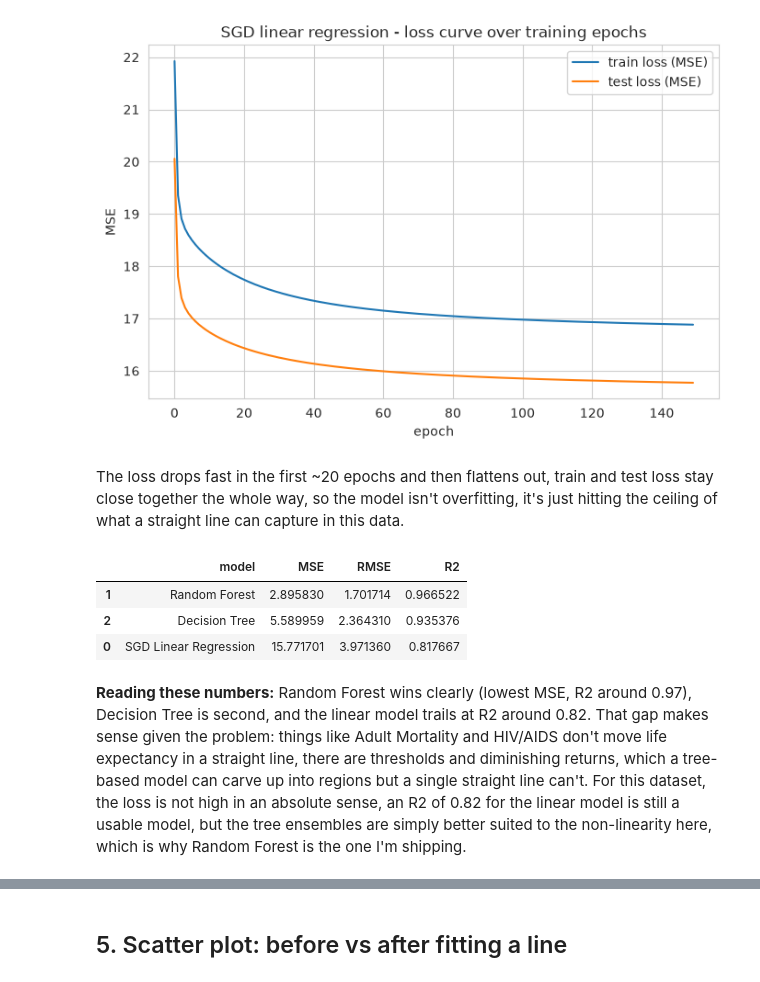
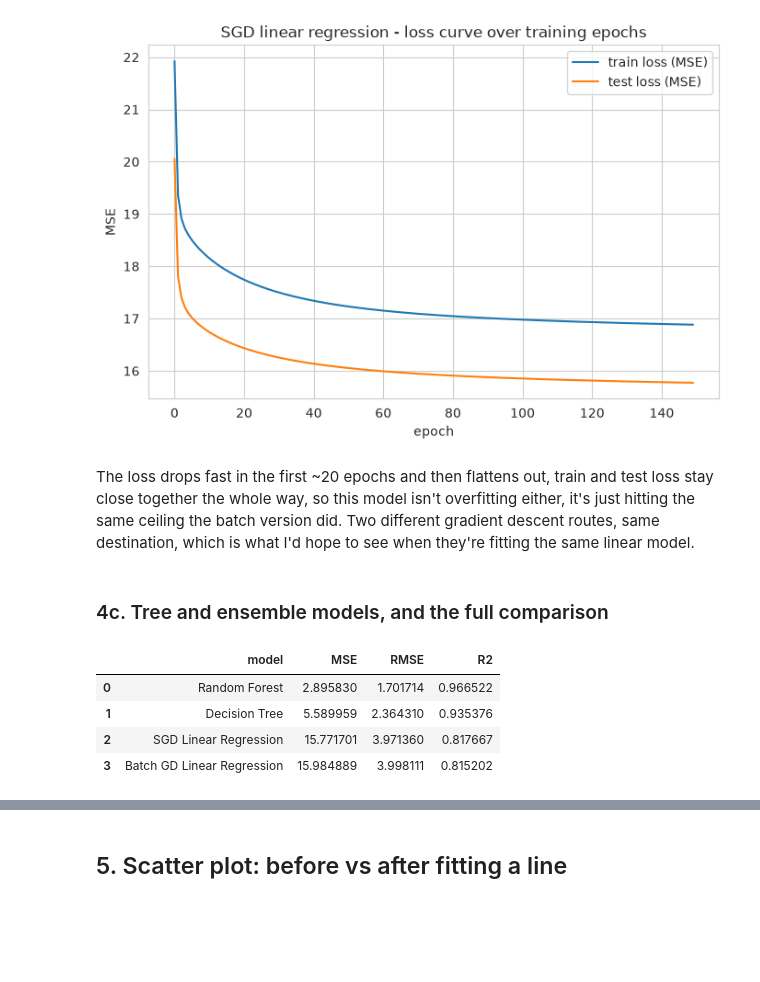
Before and after one commit to kbelyse/life_expectancy_predictor, a Jupyter notebook: summative/linear_regression/multivariate.ipynb, the cells around one changed output, grey strips where cells are left out. Saved outputs shown, nothing was run; the diff lists cells and outputs as text; code cells hidden in the pictures; blank space fills up the shorter version.

```diff
--- a/summative/linear_regression/multivariate.ipynb
+++ b/summative/linear_regression/multivariate.ipynb
@@ -229,34 +286,38 @@ plt.show()
 # %% [output]
 [figure]
 # %% [markdown]
-The loss drops fast in the first ~20 epochs and then flattens out, train and test loss stay close together the whole way, so the model isn't overfitting, it's just hitting the ceiling of what a straight line can capture in this data.
+The loss drops fast in the first ~20 epochs and then flattens out, train and test loss stay close together the whole way, so this model isn't overfitting either, it's just hitting the same ceiling the batch version did. Two different gradient descent routes, same destination, which is what I'd hope to see when they're fitting the same linear model.
+# %% [markdown]
+### 4c. Tree and ensemble models, and the full comparison
 # %%
+batch_mse = mean_squared_error(y_test, batch_gd.predict(X_test_scaled))
+batch_r2 = r2_score(y_test, batch_gd.predict(X_test_scaled))
+
 sgd_mse = test_losses[-1]
 sgd_r2 = r2_score(y_test, sgd.predict(X_test_scaled))
 
 rf = RandomForestRegressor(n_estimators=100, max_depth=10, random_state=42)
 rf.fit(X_train, y_train)
 rf_pred = rf.predict(X_test)
 rf_mse = mean_squared_error(y_test, rf_pred)
 rf_r2 = r2_score(y_test, rf_pred)
 
 dt = DecisionTreeRegressor(max_depth=8, random_state=42)
 dt.fit(X_train, y_train)
 dt_pred = dt.predict(X_test)
 dt_mse = mean_squared_error(y_test, dt_pred)
 dt_r2 = r2_score(y_test, dt_pred)
 
 results = pd.DataFrame({
-    'model': ['SGD Linear Regression', 'Random Forest', 'Decision Tree'],
-    'MSE': [sgd_mse, rf_mse, dt_mse],
-    'RMSE': [sgd_mse**0.5, rf_mse**0.5, dt_mse**0.5],
-    'R2': [sgd_r2, rf_r2, dt_r2],
-}).sort_values('MSE')
+    'model': ['Batch GD Linear Regression', 'SGD Linear Regression', 'Decision Tree', 'Random Forest'],
+    'MSE': [batch_mse, sgd_mse, dt_mse, rf_mse],
+    'RMSE': [batch_mse**0.5, sgd_mse**0.5, dt_mse**0.5, rf_mse**0.5],
+    'R2': [batch_r2, sgd_r2, dt_r2, rf_r2],
+}).sort_values('MSE').reset_index(drop=True)
 results
 # %% [output]
 |  | model | MSE | RMSE | R2 |
-| 1 | Random Forest | 2.895830 | 1.701714 | 0.966522 |
-| 2 | Decision Tree | 5.589959 | 2.364310 | 0.935376 |
-| 0 | SGD Linear Regression | 15.771701 | 3.971360 | 0.817667 |
+| 0 | Random Forest | 2.895830 | 1.701714 | 0.966522 |
+| 1 | Decision Tree | 5.589959 | 2.364310 | 0.935376 |
+| 2 | SGD Linear Regression | 15.771701 | 3.971360 | 0.817667 |
+| 3 | Batch GD Linear Regression | 15.984889 | 3.998111 | 0.815202 |
-# %% [markdown]
-**Reading these numbers:** Random Forest wins clearly (lowest MSE, R2 around 0.97), Decision Tree is second, and the linear model trails at R2 around 0.82. That gap makes sense given the problem: things like Adult Mortality and HIV/AIDS don't move life expectancy in a straight line, there are thresholds and diminishing returns, which a tree-based model can carve up into regions but a single straight line can't. For this dataset, the loss is not high in an absolute sense, an R2 of 0.82 for the linear model is still a usable model, but the tree ensembles are simply better suited to the non-linearity here, which is why Random Forest is the one I'm shipping.
```
Also changed, not shown: parts of 12 cells of this notebook, 1 other file.
